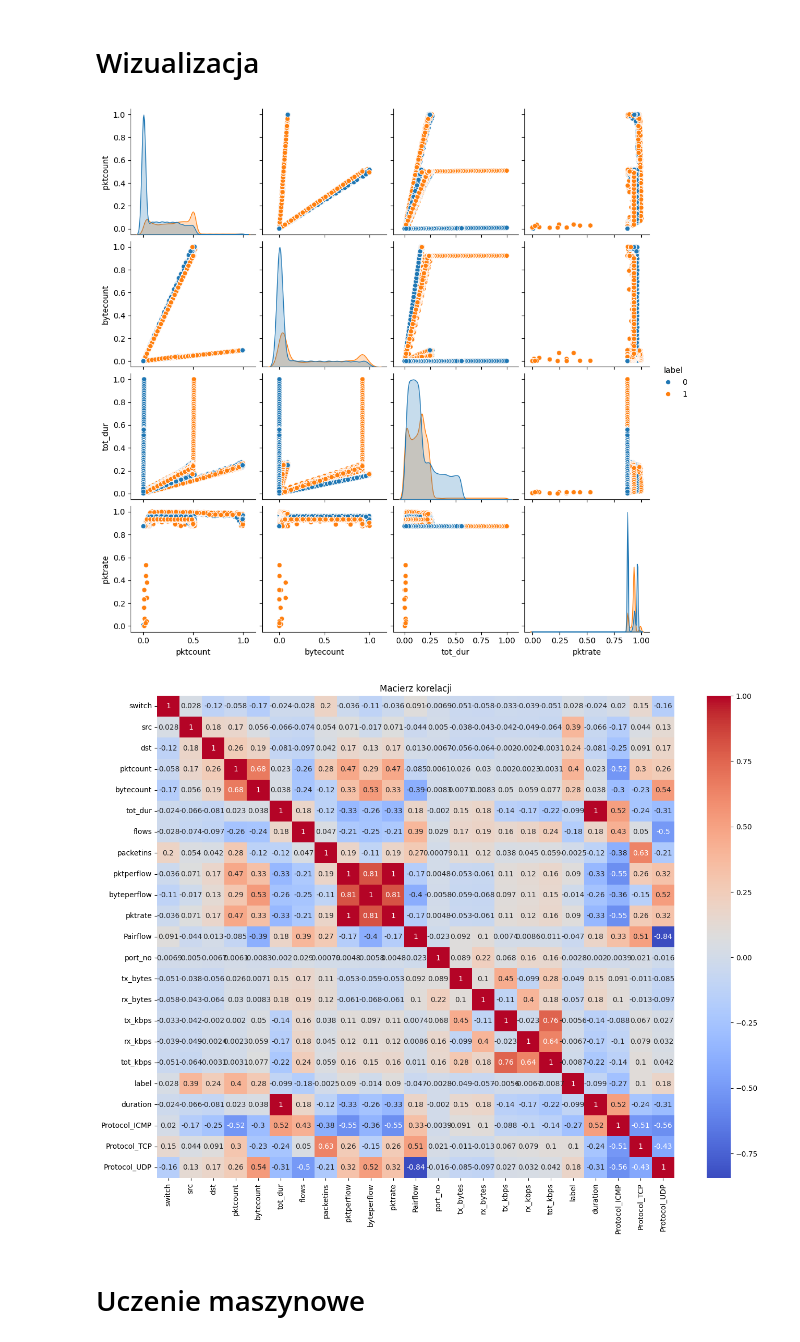
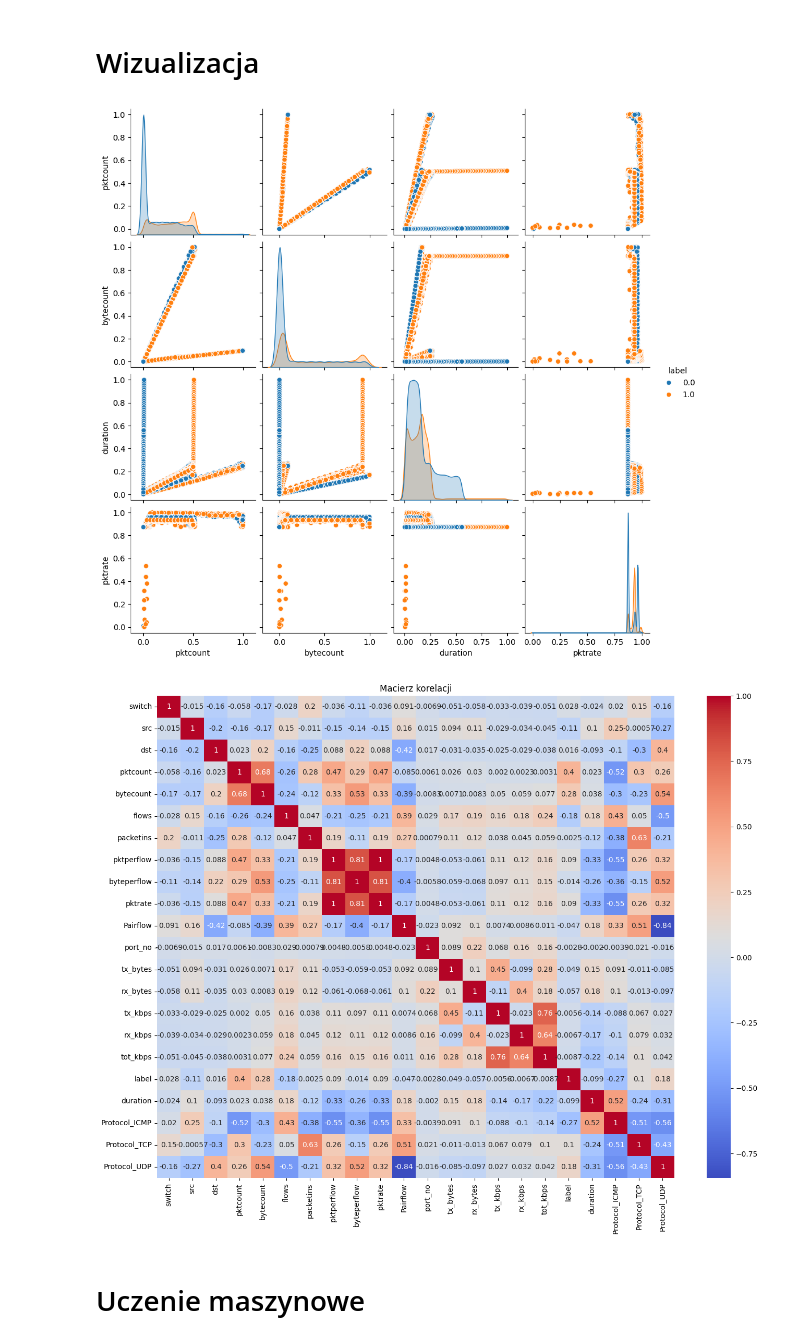
Before and after one commit to wiktorDeka/WykrywanieAnomalii, a Jupyter notebook: main.ipynb, the cells around one changed output. Saved outputs shown, nothing was run; the diff lists cells and outputs as text; code cells hidden in the pictures.

```diff
--- a/main.ipynb
+++ b/main.ipynb
@@ -91,11 +83,11 @@ Na podstawie róznych benchamrków, mozemy się skupić na tych 4 enkoderach.
 # %%
 # Create the new 'duration' column
 
-if 'dur' in counters and 'dur_nsec' in counters:
+if 'dur' in counters and 'dur_nsec' in counters and 'tot_dur' in counters:
   counters['duration'] = counters['dur'] + counters['dur_nsec'] / 1e9
 
   # Drop the 'duration_sec' and 'duration_nsec' columns
-  counters = counters.drop(['dur', 'dur_nsec'], axis=1)
+  counters = counters.drop(['dur', 'dur_nsec', 'tot_dur'], axis=1)
 
 counters[['duration']].sample(n=10)
 # %% [output]
@@ -124,13 +105,0 @@ Normalizacja jednostkowa: Polega na dzieleniu każdej wartości cechy przez norm
-# %%
-from sklearn.preprocessing import MinMaxScaler
-
-# Assuming 'counters' is your DataFrame
-# columns_to_normalize = ['pktcount', 'bytecount', 'tx_bytes', 'rx_bytes']
-columns_to_normalize = ['pktcount', 'bytecount', 'tot_dur', 'flows', 'packetins', 'pktperflow', 'byteperflow', 'pktrate', 'Pairflow', 'tx_bytes', 'rx_bytes', 'tx_kbps', 'rx_kbps', 'tot_kbps', 'duration']
-
-# Initialize the MinMaxScaler
-scaler = MinMaxScaler()
-
-# Fit the scaler to your data and transform it
-counters[columns_to_normalize] = scaler.fit_transform(counters[columns_to_normalize])
-counters
@@ -154,10 +105,0 @@ counters
-# %%
-from sklearn import preprocessing
-
-encoder = preprocessing.TargetEncoder()
-src_encoded = encoder.fit_transform(counters[['src']], counters['label'])
-counters['src'] = src_encoded
-dst_encoded = encoder.fit_transform(counters[['dst']], counters['label'])
-counters['dst'] = dst_encoded
-
-counters[['src', 'dst']].sample(n=10)
@@ -229,0 +169,13 @@ counters[['Protocol_UDP', 'Protocol_TCP', 'Protocol_ICMP']].sample(n=10)
+# %%
+from sklearn.preprocessing import MinMaxScaler
+
+# Assuming 'counters' is your DataFrame
+# columns_to_normalize = ['pktcount', 'bytecount', 'tx_bytes', 'rx_bytes']
+columns_to_normalize = ['pktcount', 'bytecount', 'flows', 'packetins', 'pktperflow', 'byteperflow', 'pktrate', 'Pairflow', 'tx_bytes', 'rx_bytes', 'tx_kbps', 'rx_kbps', 'tot_kbps', 'duration']
+
+# Initialize the MinMaxScaler
+scaler = MinMaxScaler()
+
+# Fit the scaler to your data and transform it
+counters[counters.columns] = scaler.fit_transform(counters[counters.columns])
+counters
@@ -230,17 +197,17 @@ counters[['Protocol_UDP', 'Protocol_TCP', 'Protocol_ICMP']].sample(n=10)
 # %% [markdown]
 # Wizualizacja
 # %%
-sns.pairplot(counters, hue='label', vars=['pktcount', 'bytecount', 'tot_dur', 'pktrate'])
+sns.pairplot(counters, hue='label', vars=['pktcount', 'bytecount', 'duration', 'pktrate'])
 plt.show()
 
 plt.figure(figsize=(16, 12))
 correlation_matrix = counters.corr()
 sns.heatmap(correlation_matrix, annot=True, cmap='coolwarm')
 plt.title('Macierz korelacji')
 plt.show()
 # %% [output]
-[figure, old version]
+[figure, new version]
-[figure, old version]
+[figure, new version]
 # %% [markdown]
 # Uczenie maszynowe
 # %%
```
Also changed, not shown: parts of 32 cells of this notebook.
